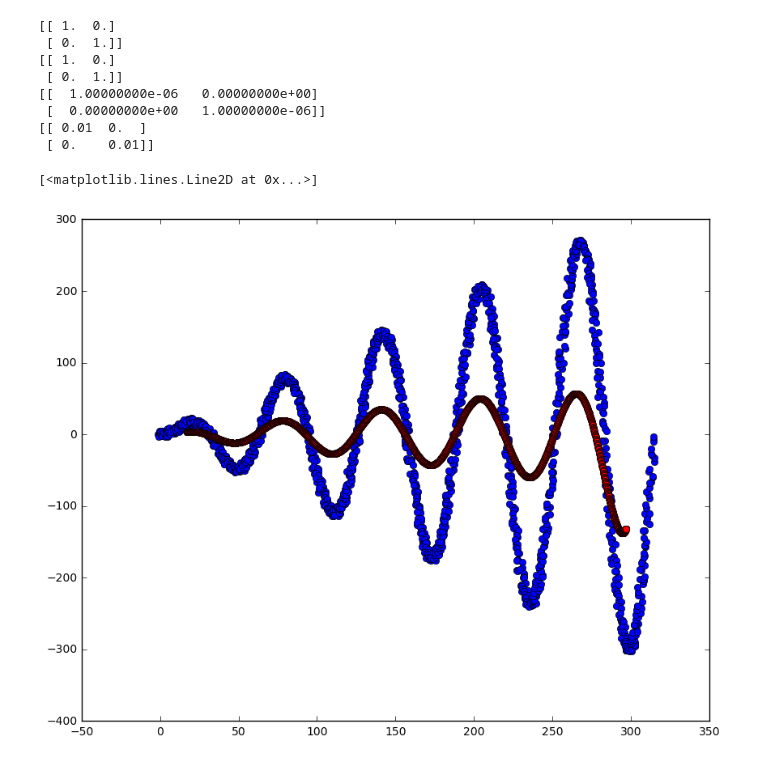
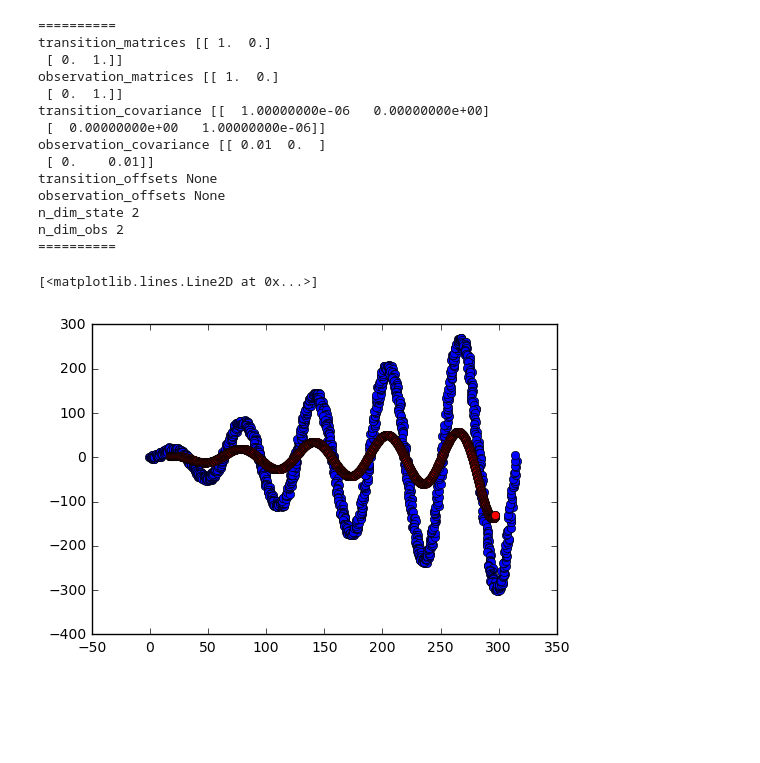
Before and after one commit to AloneGu/time_series_box, a Jupyter notebook: kalman_filter/examples/t.ipynb, the cells around one changed output. Cells and saved outputs as stored; diff of their text form; code cells hidden in the pictures; blank space fills up the shorter version.

```diff
--- a/kalman_filter/examples/t.ipynb
+++ b/kalman_filter/examples/t.ipynb
@@ -112,44 +112,56 @@ from pykalman import KalmanFilter
     random_state : optional, numpy random state
         random number generator used in sampling
     em_vars : optional, subset of ['transition_matrices', \
     'observation_matrices', 'transition_offsets', 'observation_offsets', \
     'transition_covariance', 'observation_covariance', 'initial_state_mean', \
     'initial_state_covariance'] or 'all'
         if `em_vars` is an iterable of strings only variables in `em_vars`
         will be estimated using EM.  if `em_vars` == 'all', then all
         variables will be estimated.
     n_dim_state: optional, integer
         the dimensionality of the state space. Only meaningful when you do not
         specify initial values for `transition_matrices`, `transition_offsets`,
         `transition_covariance`, `initial_state_mean`, or
         `initial_state_covariance`.
     n_dim_obs: optional, integer
         the dimensionality of the observation space. Only meaningful when you
         do not specify initial values for `observation_matrices`,
         `observation_offsets`, or `observation_covariance`.
 """
-print A
-print H
-print Q
-print R
-
 kf = KalmanFilter(transition_matrices = A, observation_matrices=H, transition_covariance=Q, observation_covariance=R)
 res = kf.smooth(data)[0]
 
-plt.figure(figsize=(10,8))
+print '=========='
+print 'transition_matrices',kf.transition_matrices
+print 'observation_matrices',kf.observation_matrices
+print 'transition_covariance',kf.transition_covariance
+print 'observation_covariance',kf.observation_covariance
+print 'transition_offsets',kf.transition_offsets
+print 'observation_offsets',kf.observation_offsets
+print 'n_dim_state',kf.n_dim_state
+print 'n_dim_obs',kf.n_dim_obs
+print '=========='
+
+plt.figure()
 plt.plot(data[:,0],data[:,1],'bo')
 plt.plot(res[:,0],res[:,1],'ro')
 # %% [output]
-[[ 1.  0.]
+==========
+transition_matrices [[ 1.  0.]
  [ 0.  1.]]
-[[ 1.  0.]
+observation_matrices [[ 1.  0.]
  [ 0.  1.]]
-[[  1.00000000e-06   0.00000000e+00]
+transition_covariance [[  1.00000000e-06   0.00000000e+00]
  [  0.00000000e+00   1.00000000e-06]]
-[[ 0.01  0.  ]
+observation_covariance [[ 0.01  0.  ]
  [ 0.    0.01]]
+transition_offsets None
+observation_offsets None
+n_dim_state 2
+n_dim_obs 2
+==========
 [<matplotlib.lines.Line2D at 0x...>]
-[figure, old version]
+[figure, new version]
 # %%
 R = R *0.01
 
```
Also changed, not shown: parts of 4 cells of this notebook.
